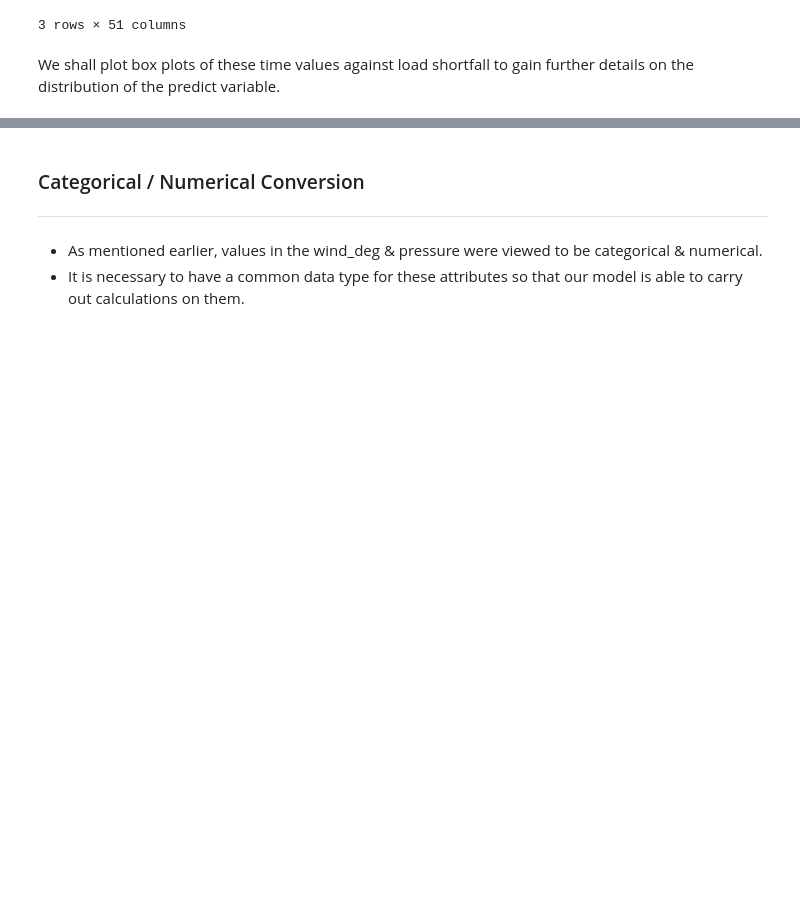
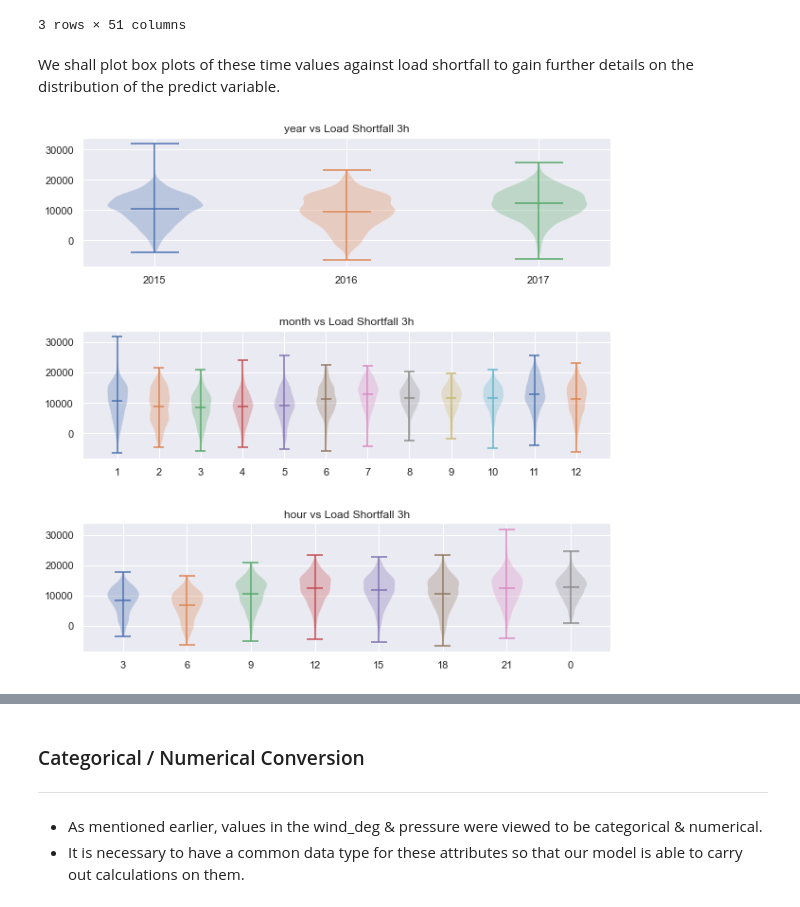
Before and after one commit to KenCBonyo/2110ACDS_ND5, a Jupyter notebook: 2110ACDS_ND5_v0.1.ipynb, the cells around one changed output, grey strips where cells are left out. Saved outputs shown, nothing was run; the diff lists cells and outputs as text; code cells hidden in the pictures; blank space fills up the shorter version.

```diff
--- a/2110ACDS_ND5_v0.1.ipynb
+++ b/2110ACDS_ND5_v0.1.ipynb
@@ -665,0 +621,30 @@ fig.show()
+# %%
+fig, axs = plt.subplots(3,1,
+            figsize = (10,10),
+            )
+
+axs = axs.ravel()
+
+fig.subplots_adjust(hspace = 0.5, wspace=.2)
+
+i = 0
+for idx, col in enumerate(['year','month','hour']):
+    axs[i].set_title('{} vs Load Shortfall 3h'.format(col))
+
+    x_tick_labels = train_copy_df[col].unique()
+    axs[i].set_xticks([idx for idx, val in enumerate(x_tick_labels)])
+    axs[i].set_xticklabels(x_tick_labels)
+    for idx, val in enumerate(train_copy_df[col].unique()):
+        axs[i].violinplot(train_copy_df.loc[train_copy_df[col]== val,'load_shortfall_3h'],
+                            positions = [idx],
+                            showmeans = True,
+                            showextrema = True)
+        # sns.boxplot(
+        #     x = train_copy_df[col],
+        #     y = train_copy_df['load_shortfall_3h'],
+        #     # hue = 'red',
+        #     ax = axs[i],
+        # )
+    i += 1
+# %% [output]
+[figure, added]
```
Also changed, not shown: parts of 6 cells of this notebook.
